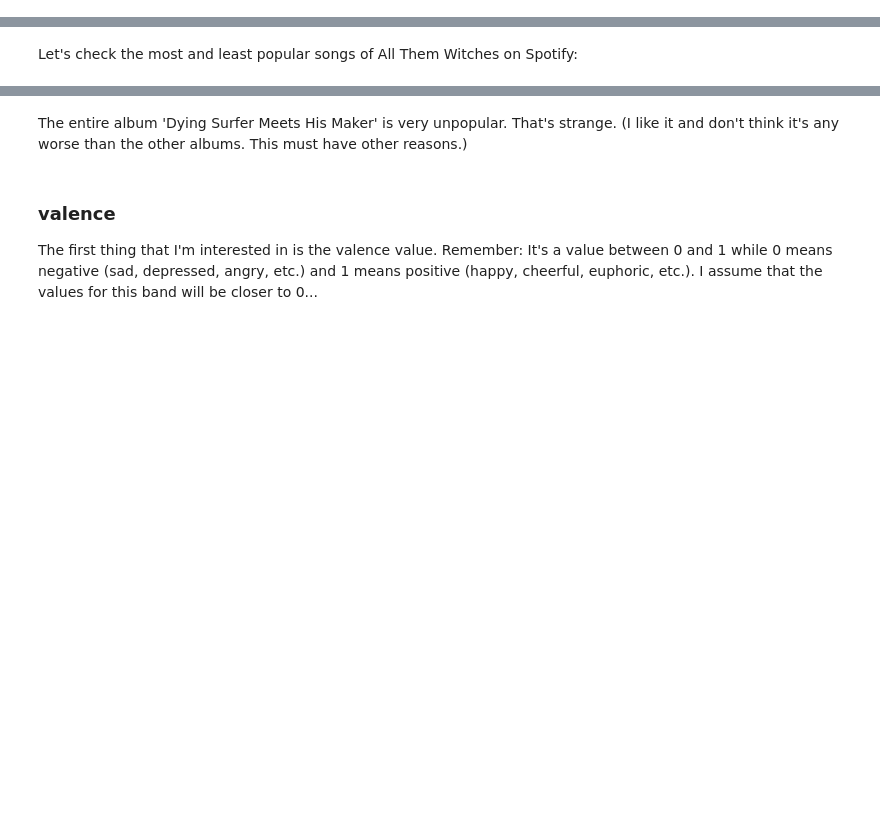
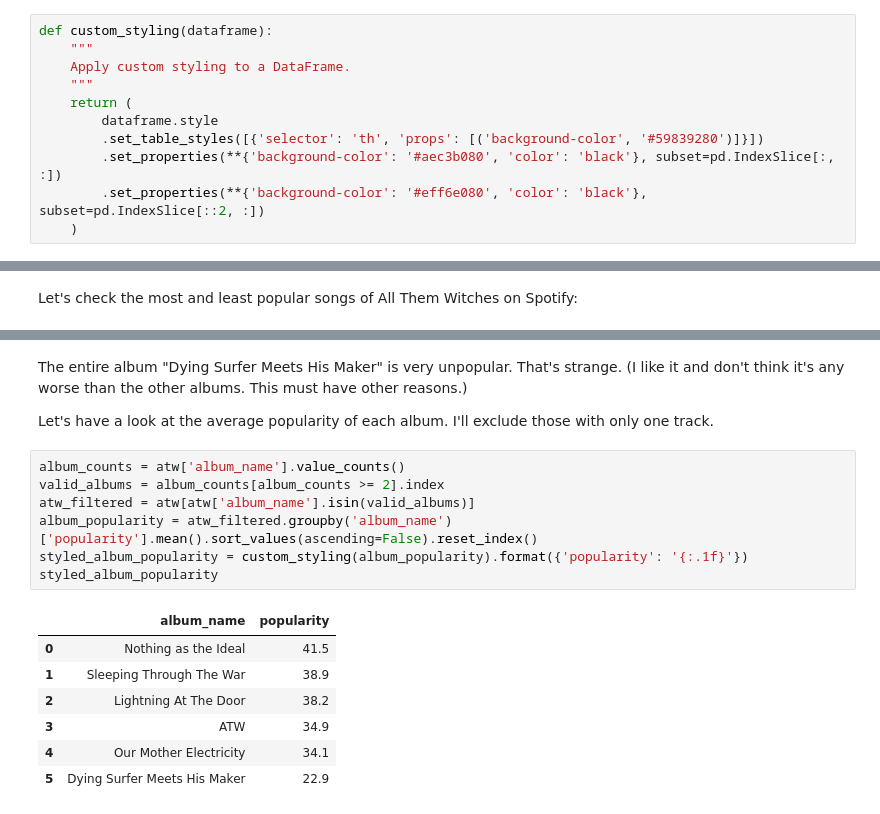
Before and after one commit to scheinmensch/Spotify, a Jupyter notebook: AllThemWitches.ipynb, the cells around one changed output, grey strips where cells are left out. Saved outputs shown, nothing was run; the diff lists cells and outputs as text; blank space fills up the shorter version.

```diff
--- a/AllThemWitches.ipynb
+++ b/AllThemWitches.ipynb
@@ -17,6 +18,17 @@ plt.title('color palette')
 plt.show();
 # %% [output]
 [figure]
+# %%
+def custom_styling(dataframe):
+    """
+    Apply custom styling to a DataFrame.
+    """
+    return (
+        dataframe.style
+        .set_table_styles([{'selector': 'th', 'props': [('background-color', '#59839280')]}])
+        .set_properties(**{'background-color': '#aec3b080', 'color': 'black'}, subset=pd.IndexSlice[:, :])
+        .set_properties(**{'background-color': '#eff6e080', 'color': 'black'}, subset=pd.IndexSlice[::2, :])
+    )
 # %%
 atw = pd.read_csv('data/AllThemWitches.csv')
 # %%
@@ -173,8 +187,21 @@ bottom_10_songs
 | 99 | Slow City | Slow City | 28 |
 | 26 | 1st vs. 2nd | ATW | 29 |
 # %% [markdown]
-The entire album 'Dying Surfer Meets His Maker' is very unpopular. That's strange. (I like it and don't think it's any worse than the other albums. This must have other reasons.)
+The entire album "Dying Surfer Meets His Maker" is very unpopular. That's strange. (I like it and don't think it's any worse than the other albums. This must have other reasons.)
+
+Let's have a look at the average popularity of each album. I'll exclude those with only one track.
-# %% [markdown]
-### valence
-
-The first thing that I'm interested in is the valence value. Remember: It's a value between 0 and 1 while 0 means negative (sad, depressed, angry, etc.) and 1 means positive (happy, cheerful, euphoric, etc.). I assume that the values for this band will be closer to 0...
+# %%
+album_counts = atw['album_name'].value_counts()
+valid_albums = album_counts[album_counts >= 2].index
+atw_filtered = atw[atw['album_name'].isin(valid_albums)]
+album_popularity = atw_filtered.groupby('album_name')['popularity'].mean().sort_values(ascending=False).reset_index()
+styled_album_popularity = custom_styling(album_popularity).format({'popularity': '{:.1f}'})
+styled_album_popularity
+# %% [output]
+|  | album_name | popularity |
+| 0 | Nothing as the Ideal | 41.5 |
+| 1 | Sleeping Through The War | 38.9 |
+| 2 | Lightning At The Door | 38.2 |
+| 3 | ATW | 34.9 |
+| 4 | Our Mother Electricity | 34.1 |
+| 5 | Dying Surfer Meets His Maker | 22.9 |
```
Also changed, not shown: parts of 10 cells of this notebook.
